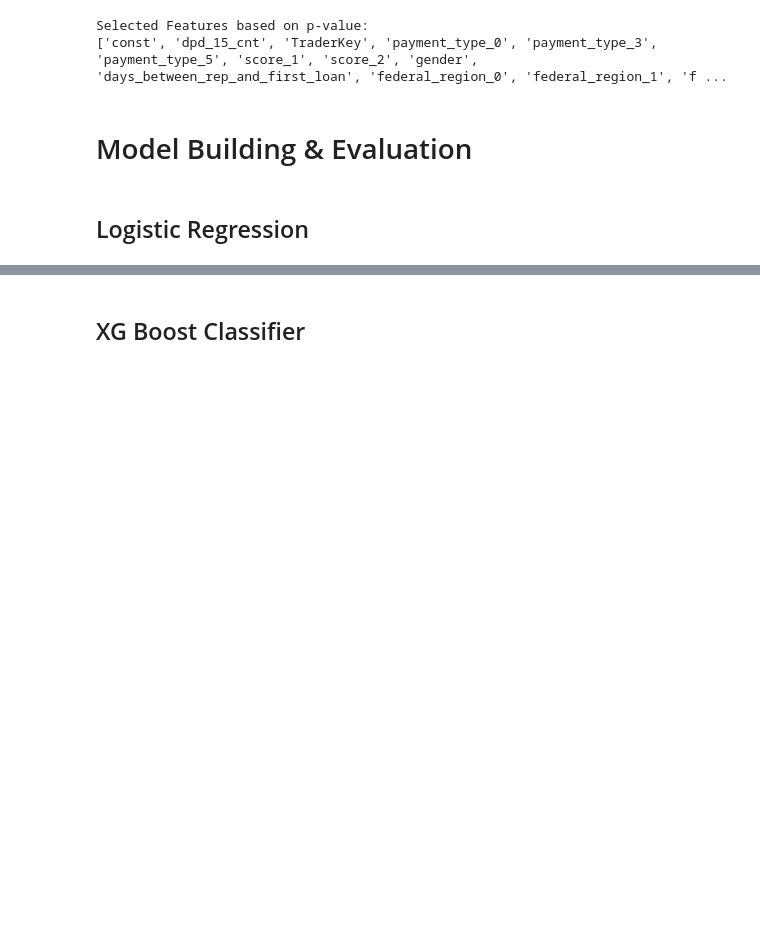
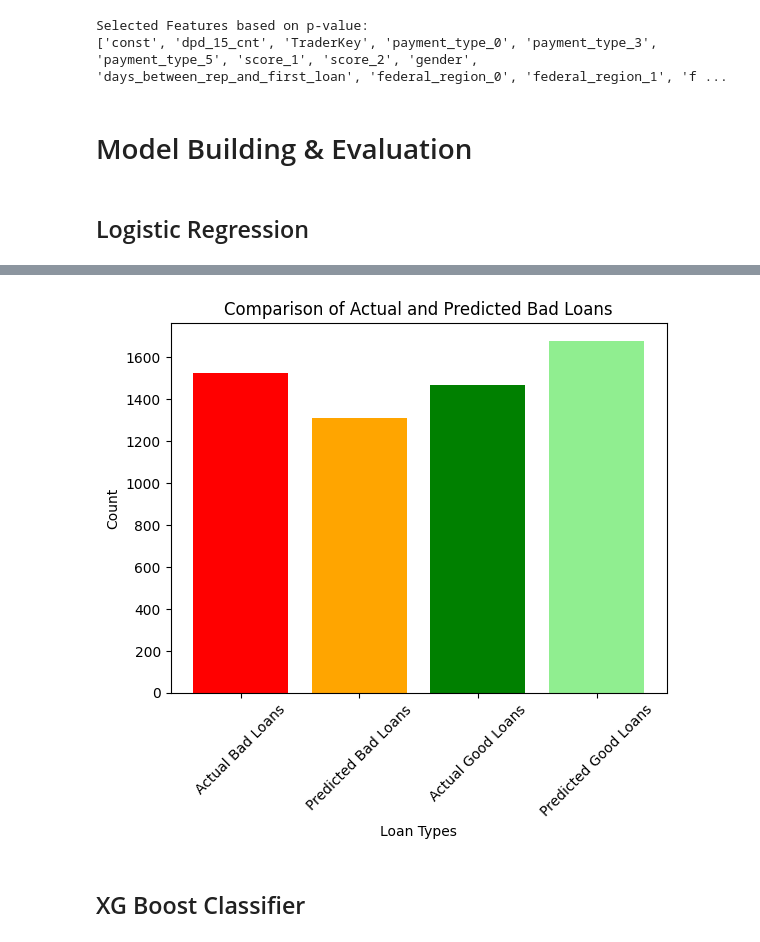
Before and after one commit to nikhilbansal23/FlaggingLoans, a Jupyter notebook: Flagging_Loans.ipynb, the cells around one changed output, grey strips where cells are left out. Saved outputs shown, nothing was run; the diff lists cells and outputs as text; code cells hidden in the pictures; blank space fills up the shorter version.

```diff
--- a/Flagging_Loans.ipynb
+++ b/Flagging_Loans.ipynb
@@ -548,6 +554,39 @@ weighted avg       0.92      0.92      0.92      2992
 
 Confusion Matrix:
 [interactive output not drawn]
+# %%
+import matplotlib.pyplot as plt
+
+# Assuming you have actual_values and predicted_values from your RF model
+actual_values = y_test
+predicted_values = lg_predictions
+# Counting actual bad loans
+actual_bad_loans_count = sum(1 for val in actual_values if val == 1)
+
+# Finding indices of predicted bad loans
+predicted_bad_loans = [1 for actual, predicted in zip(actual_values, predicted_values) if actual == 1 and predicted == 1]
+
+# Counting predicted bad loans
+predicted_bad_loans_count = sum(predicted_bad_loans)
+
+# Counting actual good loans
+actual_good_loans_count = len(actual_values) - actual_bad_loans_count
+
+# Counting predicted good loans
+predicted_good_loans_count = len(actual_values) - predicted_bad_loans_count
+
+# Plotting the bar chart
+labels = ['Actual Bad Loans', 'Predicted Bad Loans', 'Actual Good Loans', 'Predicted Good Loans']
+values = [actual_bad_loans_count, predicted_bad_loans_count, actual_good_loans_count, predicted_good_loans_count]
+
+plt.bar(labels, values, color=['red', 'orange', 'green', 'lightgreen'])
+plt.xlabel('Loan Types')
+plt.ylabel('Count')
+plt.title('Comparison of Actual and Predicted Bad Loans')
+plt.xticks(rotation=45)
+plt.show()
+# %% [output]
+[figure, added]
 # %% [markdown]
 ## XG Boost Classifier
 # %%
```
Also changed, not shown: parts of 12 cells of this notebook.
